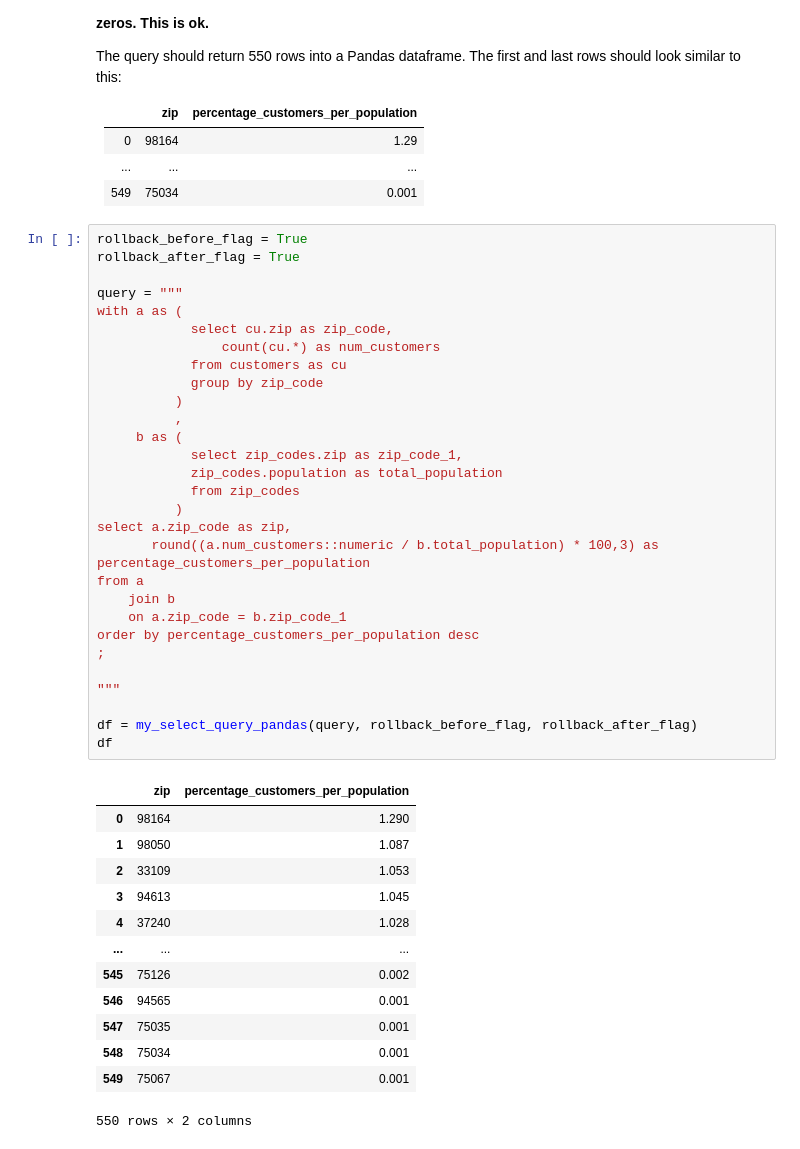
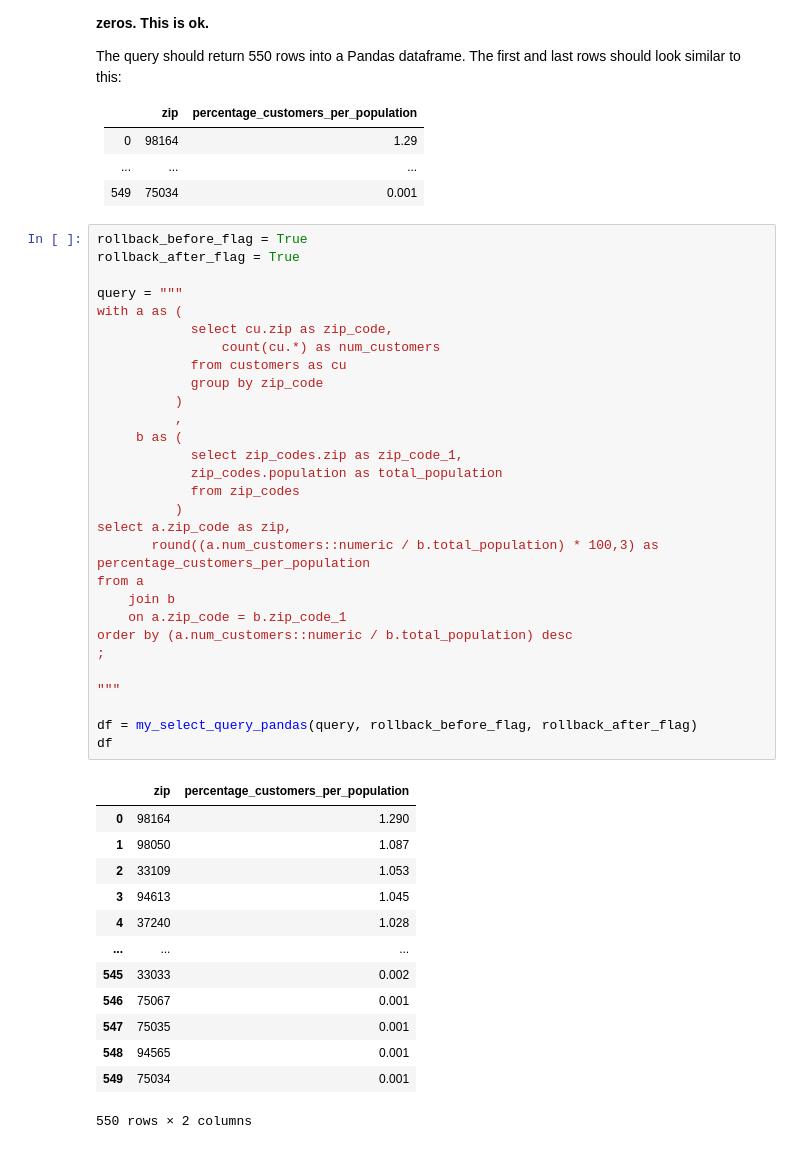
Before and after one commit to ewadhwan/DATASCI-205-Project-1, a Jupyter notebook: project_1_2.ipynb, the cells around one changed output. Cells and saved outputs as stored; diff of their text form.

```diff
--- a/project_1_2.ipynb
+++ b/project_1_2.ipynb
@@ -235,37 +235,37 @@ with a as (
             select cu.zip as zip_code,
                 count(cu.*) as num_customers
             from customers as cu
             group by zip_code
           )
           ,
      b as (
             select zip_codes.zip as zip_code_1,
             zip_codes.population as total_population
             from zip_codes
           )
 select a.zip_code as zip,
        round((a.num_customers::numeric / b.total_population) * 100,3) as percentage_customers_per_population
 from a
     join b
     on a.zip_code = b.zip_code_1
-order by percentage_customers_per_population desc
+order by (a.num_customers::numeric / b.total_population) desc
 ;
 
 """
 
 df = my_select_query_pandas(query, rollback_before_flag, rollback_after_flag)
 df
 # %% [output]
 |  | zip | percentage_customers_per_population |
 | 0 | 98164 | 1.290 |
 | 1 | 98050 | 1.087 |
 | 2 | 33109 | 1.053 |
 | 3 | 94613 | 1.045 |
 | 4 | 37240 | 1.028 |
 | ... | ... | ... |
-| 545 | 75126 | 0.002 |
-| 546 | 94565 | 0.001 |
+| 545 | 33033 | 0.002 |
+| 546 | 75067 | 0.001 |
 | 547 | 75035 | 0.001 |
-| 548 | 75034 | 0.001 |
-| 549 | 75067 | 0.001 |
+| 548 | 94565 | 0.001 |
+| 549 | 75034 | 0.001 |
 550 rows × 2 columns
```
Also changed, not shown: 1 other file.
